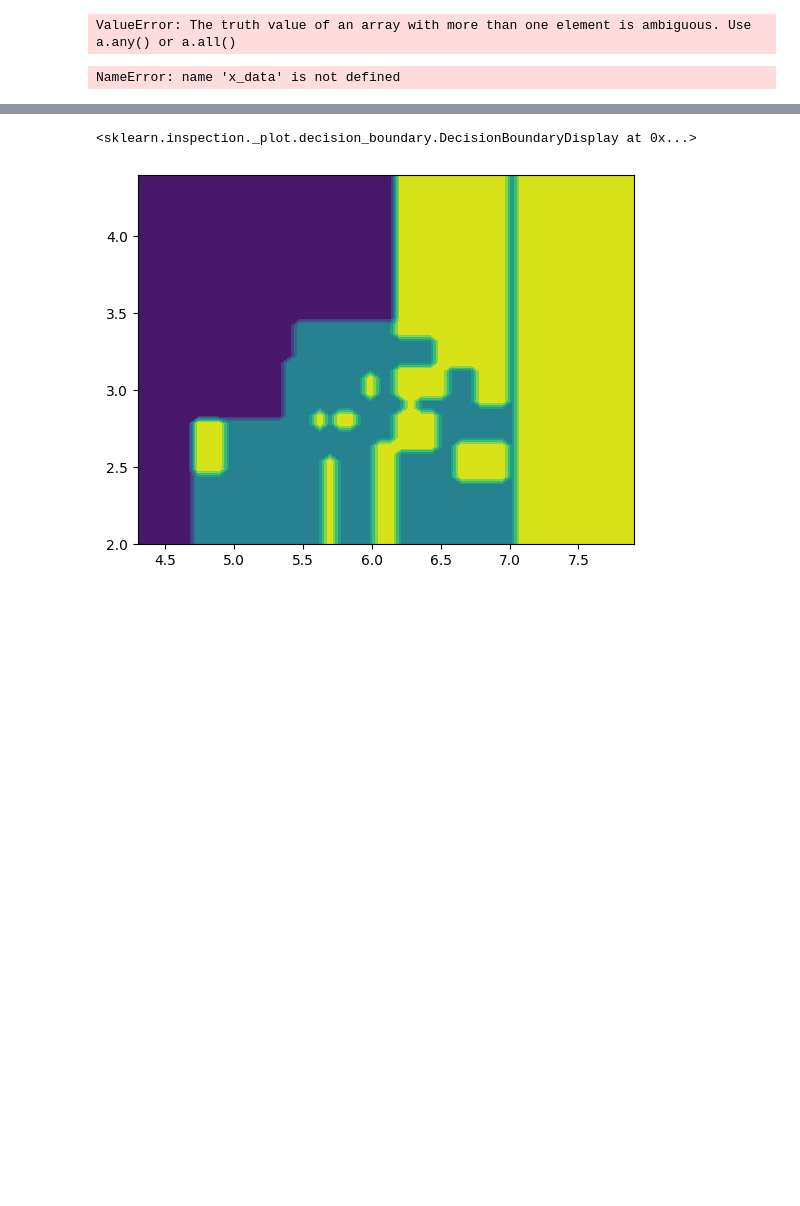
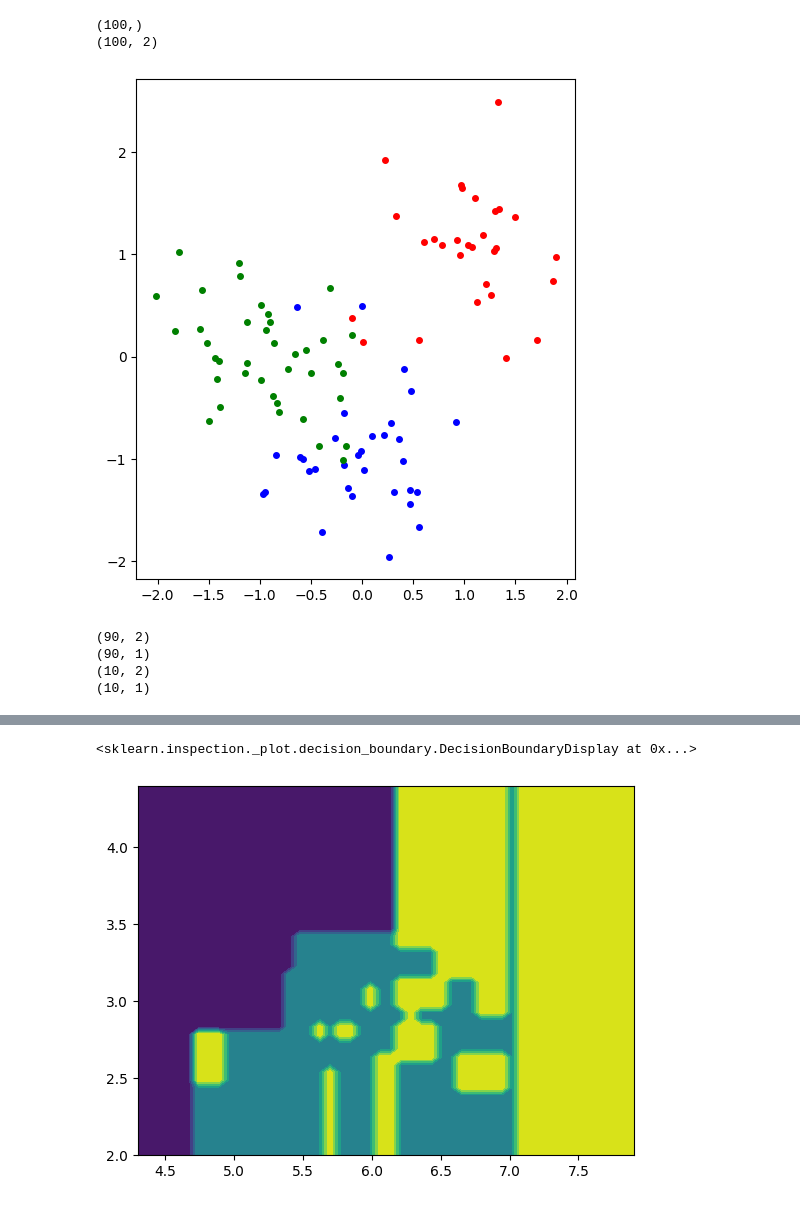
Before and after one commit to DesignToolInvestor/MLPlay, a Jupyter notebook: ToyTree/ScikitLearnTreeClassification00.ipynb, the cells around one changed output, grey strips where cells are left out. Cells and saved outputs as stored; diff of their text form; code cells hidden in the pictures; blank space fills up the shorter version.

Commit message:
tree test on 2d categories data implemented, seems to be a bug with the visualizations

```diff
--- a/ToyTree/ScikitLearnTreeClassification00.ipynb
+++ b/ToyTree/ScikitLearnTreeClassification00.ipynb
@@ -50,19 +50,23 @@ def Group(list_):
 	result.append((prev, out))
 
 	return result
+# %%
+print(np.shape(np.array(y_data)))
+print(np.shape(np.array(x_data)))
+# %% [output]
+(100,)
+(100, 2)
 # %%
-byType = Group(list(zip(x_data, y_data)))
+byType = Group(list(zip(y_data, x_data)))
 
 fig,ax = plot.subplots(figsize=(6.5,6.5))
 ax.set_aspect('equal')
 
 for t, pointL in byType:
 	x,y = UnZip(pointL)
 	plot.plot(x,y, 'o', markersize=4, color=colorL[t])
-
-plot.savefig(dataPath + 'GenData.png')
 # %% [output]
-ValueError: The truth value of an array with more than one element is ambiguous. Use a.any() or a.all()
+[figure, added]
 # %%
 x_train, x_test , y_train , y_test = train_test_split(x_data, y_data, test_size=0.1, random_state=42)
 x_train = np.array(x_train)
@@ -70,9 +74,7 @@ x_test = np.array(x_test)
 y_train = np.array(y_train)
 y_test = np.array(y_test)
 
-x_train = x_train.reshape(-1, 1)
 y_train = y_train.reshape(-1, 1)
-x_test = x_test.reshape(-1, 1)
 y_test = y_test.reshape(-1, 1)
 
 print(x_train.shape)
@@ -83,4 +85,7 @@ print(y_test.shape)
 trainSize = len(x_train)
 testSize = len(x_test)
 # %% [output]
-NameError: name 'x_data' is not defined
+(90, 2)
+(90, 1)
+(10, 2)
+(10, 1)
```
Also changed, not shown: parts of 5 cells of this notebook.
